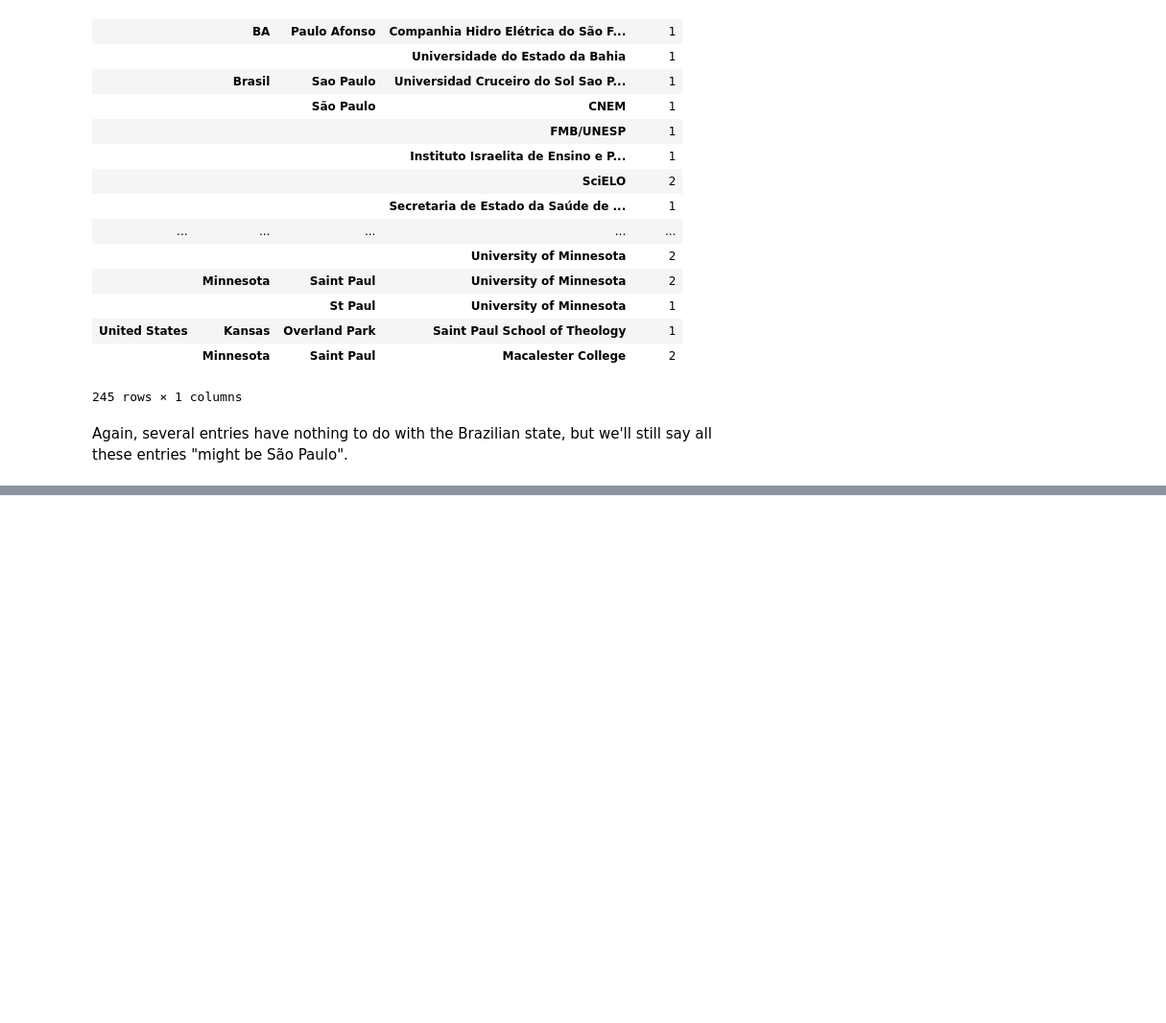
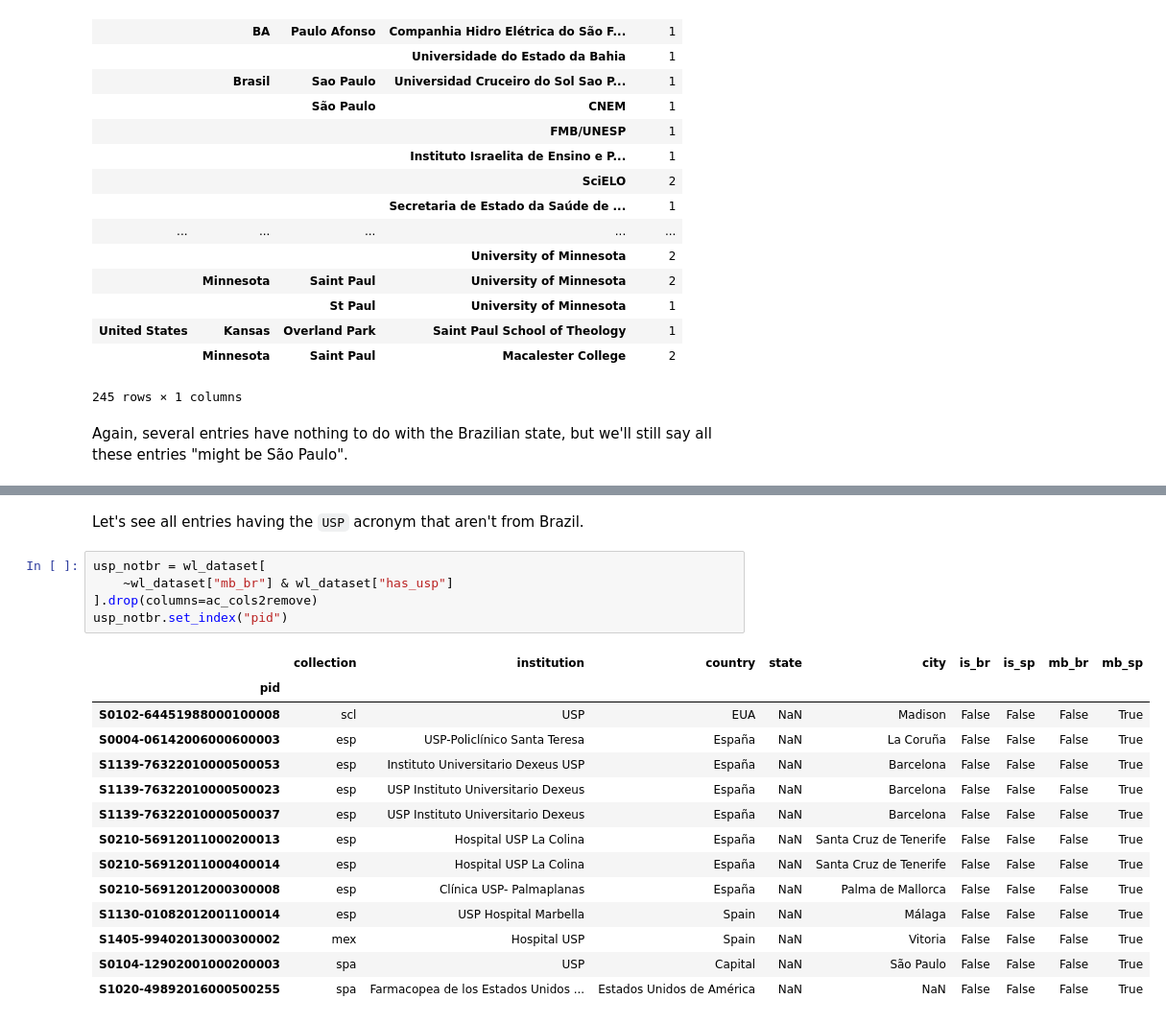
Before and after one commit to scieloorg/normalizations-experiments, a Jupyter notebook: experiments_2019-02_usp_unicamp_unesp_embrapa.ipynb, the cells around one changed output, grey strips where cells are left out. Shown: that part at 96% size. Cells and saved outputs as stored; diff of their text form; blank space fills up the shorter version.

```diff
--- a/experiments_2019-02_usp_unicamp_unesp_embrapa.ipynb
+++ b/experiments_2019-02_usp_unicamp_unesp_embrapa.ipynb
@@ -646,0 +1067,23 @@ but we'll still say all these entries "might be São Paulo".
+# %% [markdown]
+Let's see all entries having the `USP` acronym
+that aren't from Brazil.
+# %%
+usp_notbr = wl_dataset[
+    ~wl_dataset["mb_br"] & wl_dataset["has_usp"]
+].drop(columns=ac_cols2remove)
+usp_notbr.set_index("pid")
+# %% [output]
+|  | collection | institution | country | state | city | is_br | is_sp | mb_br | mb_sp |
+| pid |  |  |  |  |  |  |  |  |  |
+| S0102-64451988000100008 | scl | USP | EUA | NaN | Madison | False | False | False | True |
+| S0004-06142006000600003 | esp | USP-Policlínico Santa Teresa | España | NaN | La Coruña | False | False | False | True |
+| S1139-76322010000500053 | esp | Instituto Universitario Dexeus USP | España | NaN | Barcelona | False | False | False | True |
+| S1139-76322010000500023 | esp | USP Instituto Universitario Dexeus | España | NaN | Barcelona | False | False | False | True |
+| S1139-76322010000500037 | esp | USP Instituto Universitario Dexeus | España | NaN | Barcelona | False | False | False | True |
+| S0210-56912011000200013 | esp | Hospital USP La Colina | España | NaN | Santa Cruz de Tenerife | False | False | False | True |
+| S0210-56912011000400014 | esp | Hospital USP La Colina | España | NaN | Santa Cruz de Tenerife | False | False | False | True |
+| S0210-56912012000300008 | esp | Clínica USP- Palmaplanas | España | NaN | Palma de Mallorca | False | False | False | True |
+| S1130-01082012001100014 | esp | USP Hospital Marbella | Spain | NaN | Málaga | False | False | False | True |
+| S1405-99402013000300002 | mex | Hospital USP | Spain | NaN | Vitoria | False | False | False | True |
+| S0104-12902001000200003 | spa | USP | Capital | NaN | São Paulo | False | False | False | True |
+| S1020-49892016000500255 | spa | Farmacopea de los Estados Unidos ... | Estados Unidos de América | NaN | NaN | False | False | False | True |
```
Also changed, not shown: parts of 48 cells of this notebook.
